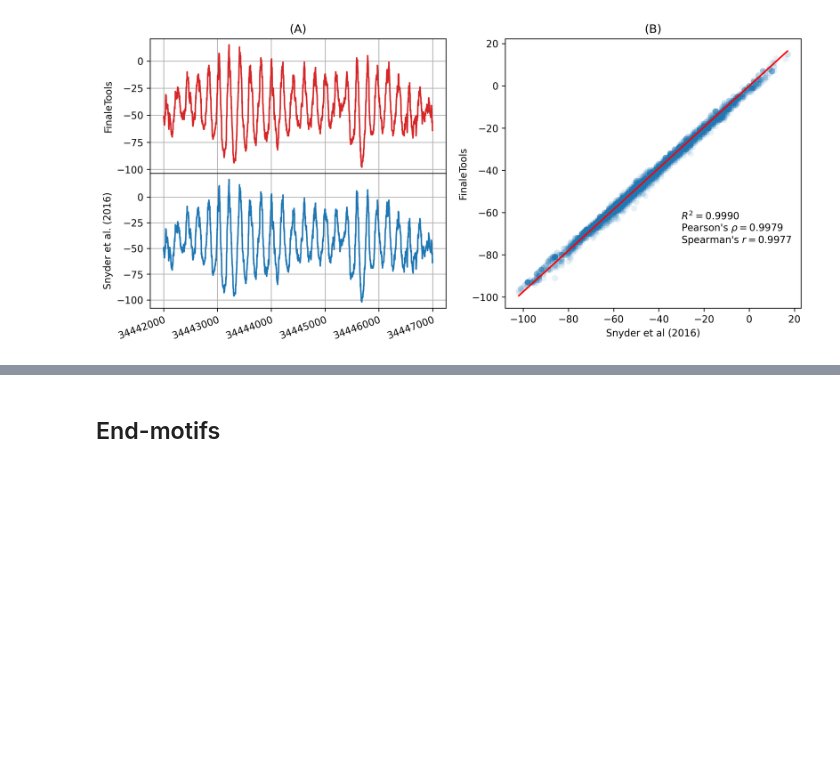
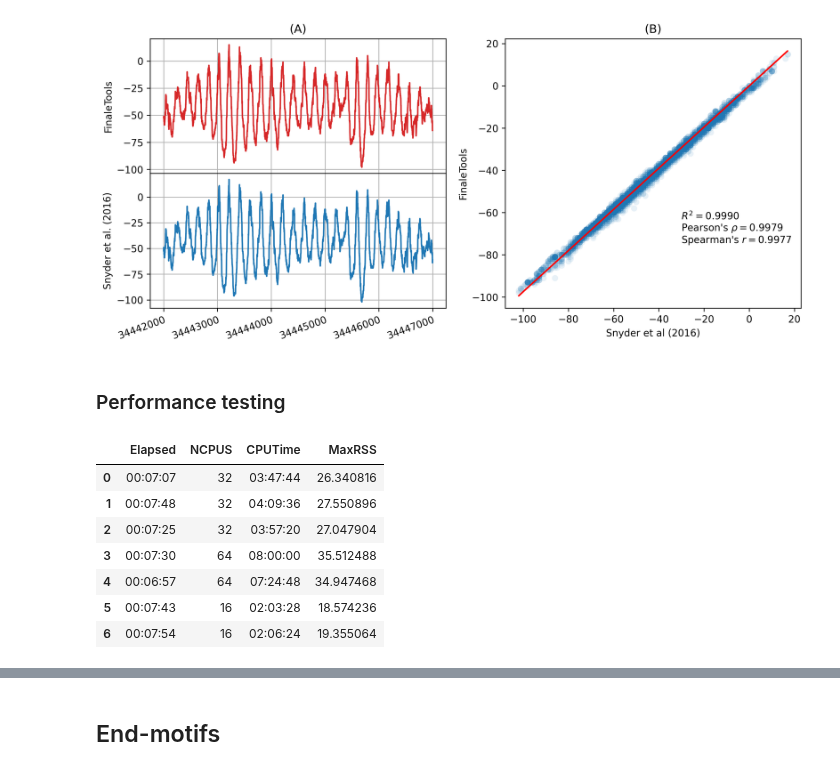
Before and after one commit to epifluidlab/FinaleToolkit, a Jupyter notebook: figs/frag_features_fig.ipynb, the cells around one changed output, grey strips where cells are left out. Drawn from its saved outputs; the diff is of its cells as text; code cells hidden in the pictures; blank space fills up the shorter version.

```diff
--- a/figs/frag_features_fig.ipynb
+++ b/figs/frag_features_fig.ipynb
@@ -119,3 +119,17 @@ scatter_ax.set_title('(B)')
 # %% [output]
 Text(0.5, 1.0, '(B)')
 [figure]
+# %% [markdown]
+### Performance testing
+# %%
+wps_performance = pd.read_csv('../data/wps_benchmark_7-28-23.csv', converters={'MaxRSS':lambda x:int(x[:-1])/1000000})
+wps_performance
+# %% [output]
+|  | Elapsed | NCPUS | CPUTime | MaxRSS |
+| 0 | 00:07:07 | 32 | 03:47:44 | 26.340816 |
+| 1 | 00:07:48 | 32 | 04:09:36 | 27.550896 |
+| 2 | 00:07:25 | 32 | 03:57:20 | 27.047904 |
+| 3 | 00:07:30 | 64 | 08:00:00 | 35.512488 |
+| 4 | 00:06:57 | 64 | 07:24:48 | 34.947468 |
+| 5 | 00:07:43 | 16 | 02:03:28 | 18.574236 |
+| 6 | 00:07:54 | 16 | 02:06:24 | 19.355064 |
```
Also changed, not shown: parts of 2 cells of this notebook, 3 other files.
